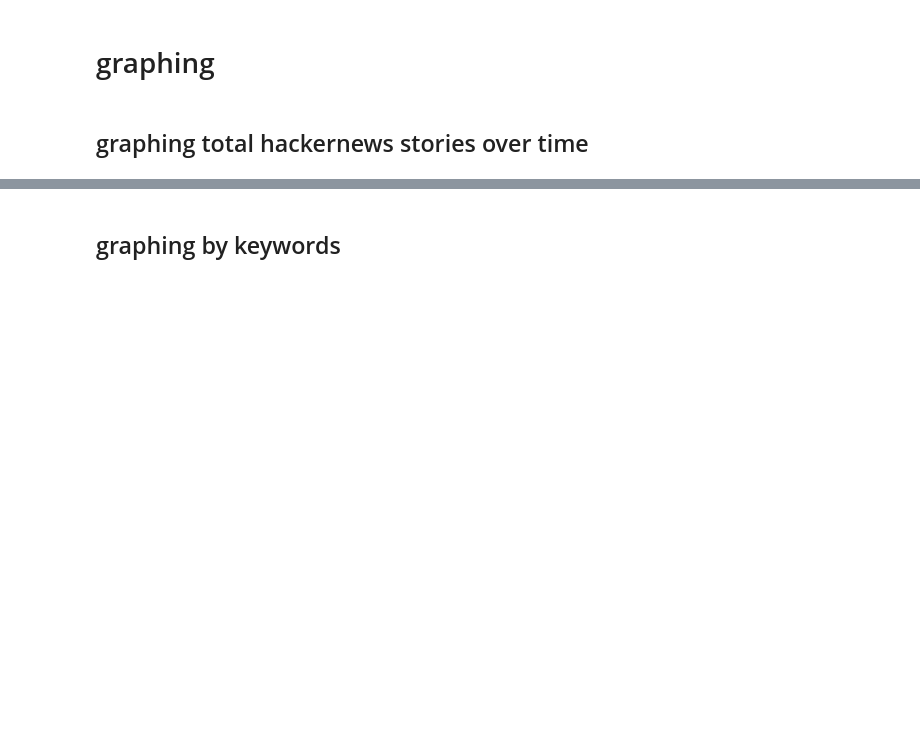
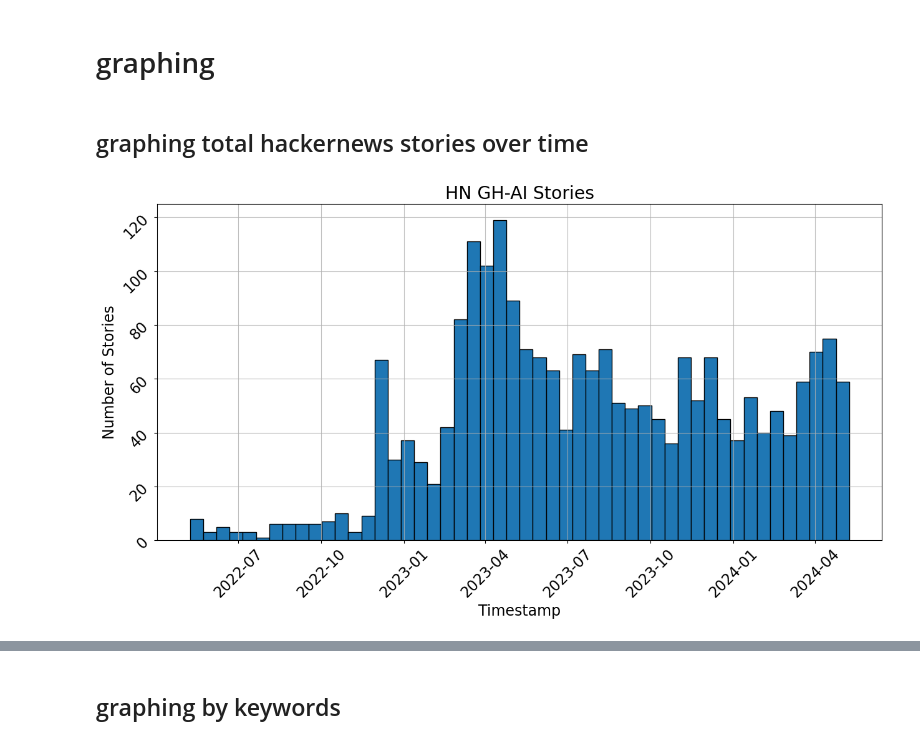
Before and after one commit to MUICT-SERU/SP2024-GPT, a Jupyter notebook: src/rq1/1a-temporal-analysis/story/analyze-hn-stories.ipynb, the cells around one changed output, grey strips where cells are left out. Cells and saved outputs as stored; diff of their text form; code cells hidden in the pictures; blank space fills up the shorter version.

```diff
--- a/src/rq1/1a-temporal-analysis/story/analyze-hn-stories.ipynb
+++ b/src/rq1/1a-temporal-analysis/story/analyze-hn-stories.ipynb
@@ -49,3 +55,7 @@ def plot_hist_stories(df, name: str):
     plt.yticks(rotation=45)
     plt.grid(True, alpha=0.8)
     plt.show()
+# %%
+plot_hist_stories(stories_gh_ai_df, 'HN GH-AI Stories')
+# %% [output]
+[figure, added]
```
Also changed, not shown: parts of 9 cells of this notebook.
